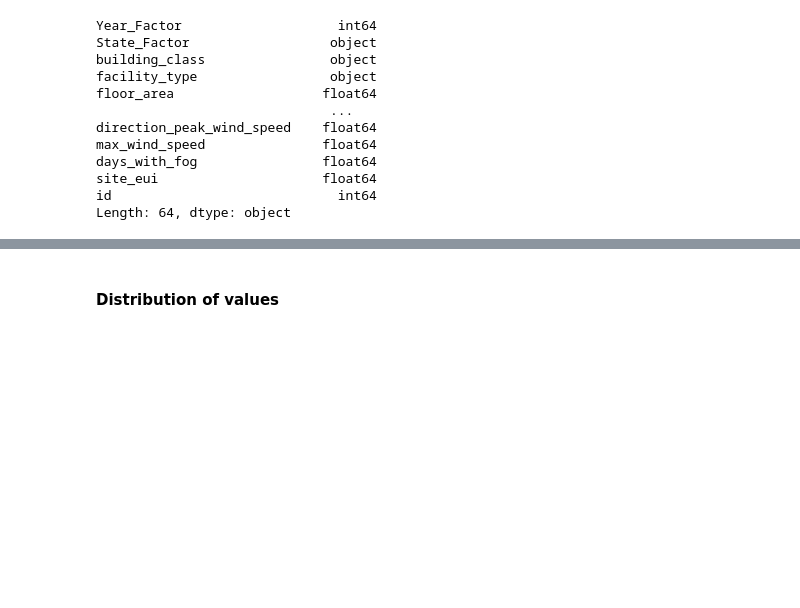
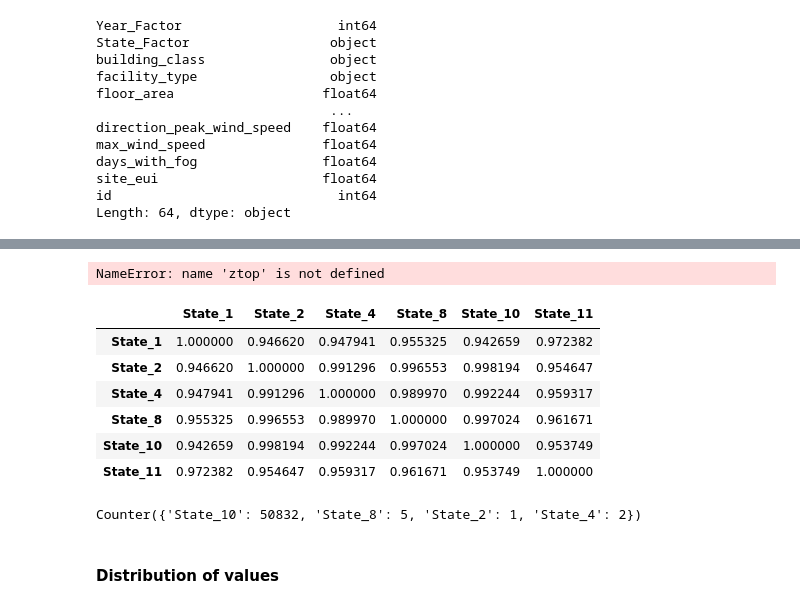
Before and after one commit to ccfelius/WIDS, a Jupyter notebook: stats/ExplorationStats.ipynb, the cells around one changed output, grey strips where cells are left out. Saved outputs shown, nothing was run; the diff lists cells and outputs as text; code cells hidden in the pictures; blank space fills up the shorter version.

```diff
--- a/stats/ExplorationStats.ipynb
+++ b/stats/ExplorationStats.ipynb
@@ -143,6 +144,3 @@ days_with_fog                float64
 site_eui                     float64
 id                             int64
 Length: 64, dtype: object
-# %%
-for i, j in data.dtypes.iteritems():
-    print(i, j)
@@ -262,0 +180,9 @@ Name: facility_type, Length: 75757, dtype: object
+# %%
+alltemps = [string for string in data.columns if 'temp' in string]
+allstates = list(data["State_Factor"].unique())
+del allstates[3]
+# %%
+allstates
+ztop
+# %% [output]
+NameError: name 'ztop' is not defined
@@ -262,0 +229,5 @@ Name: facility_type, Length: 75757, dtype: object
+# %%
+state_values = dict()
+
+for i in allstates:
+    state_values[i] = calc_vec(i, data)
@@ -262,0 +237,12 @@ Name: facility_type, Length: 75757, dtype: object
+# %%
+newdf = pd.DataFrame(state_values)
+# %%
+newdf.corr()
+# %% [output]
+|  | State_1 | State_2 | State_4 | State_8 | State_10 | State_11 |
+| State_1 | 1.000000 | 0.946620 | 0.947941 | 0.955325 | 0.942659 | 0.972382 |
+| State_2 | 0.946620 | 1.000000 | 0.991296 | 0.996553 | 0.998194 | 0.954647 |
+| State_4 | 0.947941 | 0.991296 | 1.000000 | 0.989970 | 0.992244 | 0.959317 |
+| State_8 | 0.955325 | 0.996553 | 0.989970 | 1.000000 | 0.997024 | 0.961671 |
+| State_10 | 0.942659 | 0.998194 | 0.992244 | 0.997024 | 1.000000 | 0.953749 |
+| State_11 | 0.972382 | 0.954647 | 0.959317 | 0.961671 | 0.953749 | 1.000000 |
@@ -262,0 +293,8 @@ Name: facility_type, Length: 75757, dtype: object
+# %%
+from collections import Counter
+
+c = Counter(keys)
+
+c
+# %% [output]
+Counter({'State_10': 50832, 'State_8': 5, 'State_2': 1, 'State_4': 2})
```
Also changed, not shown: parts of 40 cells of this notebook, 6 other files.
